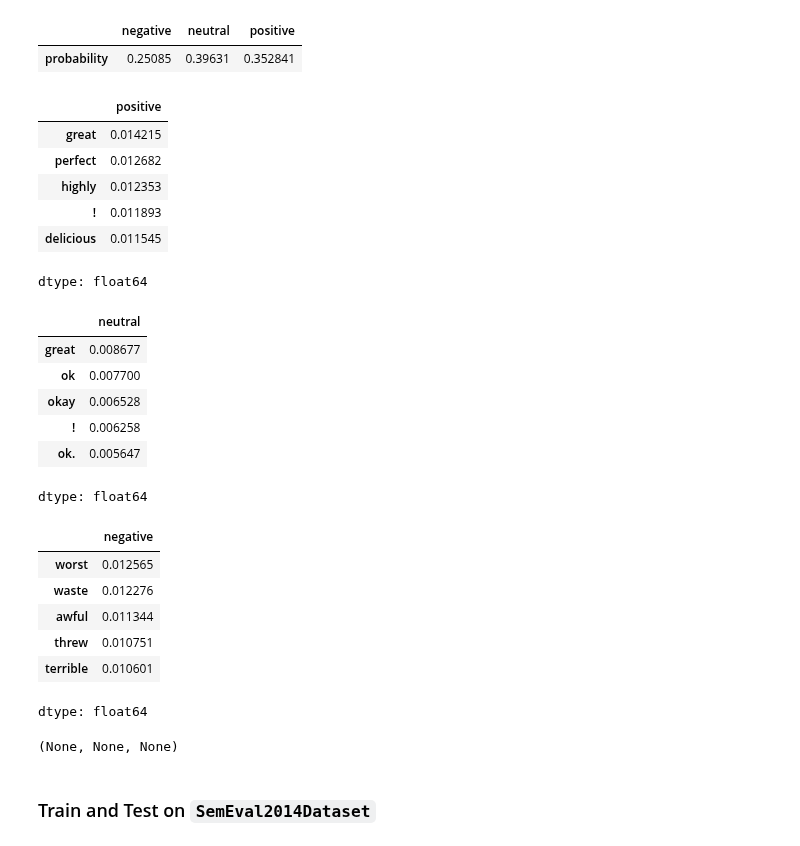
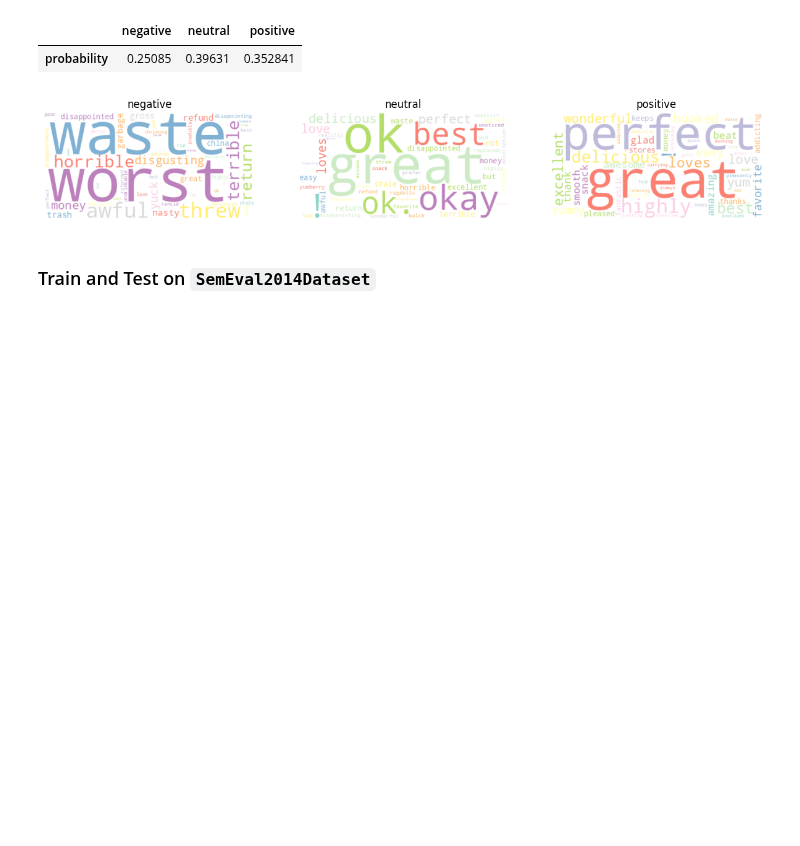
Before and after one commit to tabaraei/aspect-based-sentiment-analysis, a Jupyter notebook: ABSA.ipynb, the cells around one changed output. Drawn from its saved outputs; the diff is of its cells as text; code cells hidden in the pictures; blank space fills up the shorter version.

```diff
--- a/ABSA.ipynb
+++ b/ABSA.ipynb
@@ -273,30 +320,15 @@ Prediction: neutral
 | probability | 0.25085 | 0.39631 | 0.352841 |
 # %%
 negative, neutral, positive = amazon_sentiment_analysis.get_global_explain()
-display(positive.head()), display(neutral.head()), display(negative.head())
+
+visualize.word_cloud(
+    pos=positive.head(50).to_dict(),
+    neu=neutral.head(50).to_dict(),
+    neg=negative.head(50).to_dict(),
+    class_labels=amazon.class_labels
+)
 # %% [output]
-|  | positive |
-| great | 0.014215 |
-| perfect | 0.012682 |
-| highly | 0.012353 |
-| ! | 0.011893 |
-| delicious | 0.011545 |
-dtype: float64
-|  | neutral |
-| great | 0.008677 |
-| ok | 0.007700 |
-| okay | 0.006528 |
-| ! | 0.006258 |
-| ok. | 0.005647 |
-dtype: float64
-|  | negative |
-| worst | 0.012565 |
-| waste | 0.012276 |
-| awful | 0.011344 |
-| threw | 0.010751 |
-| terrible | 0.010601 |
-dtype: float64
-(None, None, None)
+[figure, added]
 # %% [markdown]
 ### Train and Test on `SemEval2014Dataset`
 # %%
```
Also changed, not shown: parts of 19 cells of this notebook.
